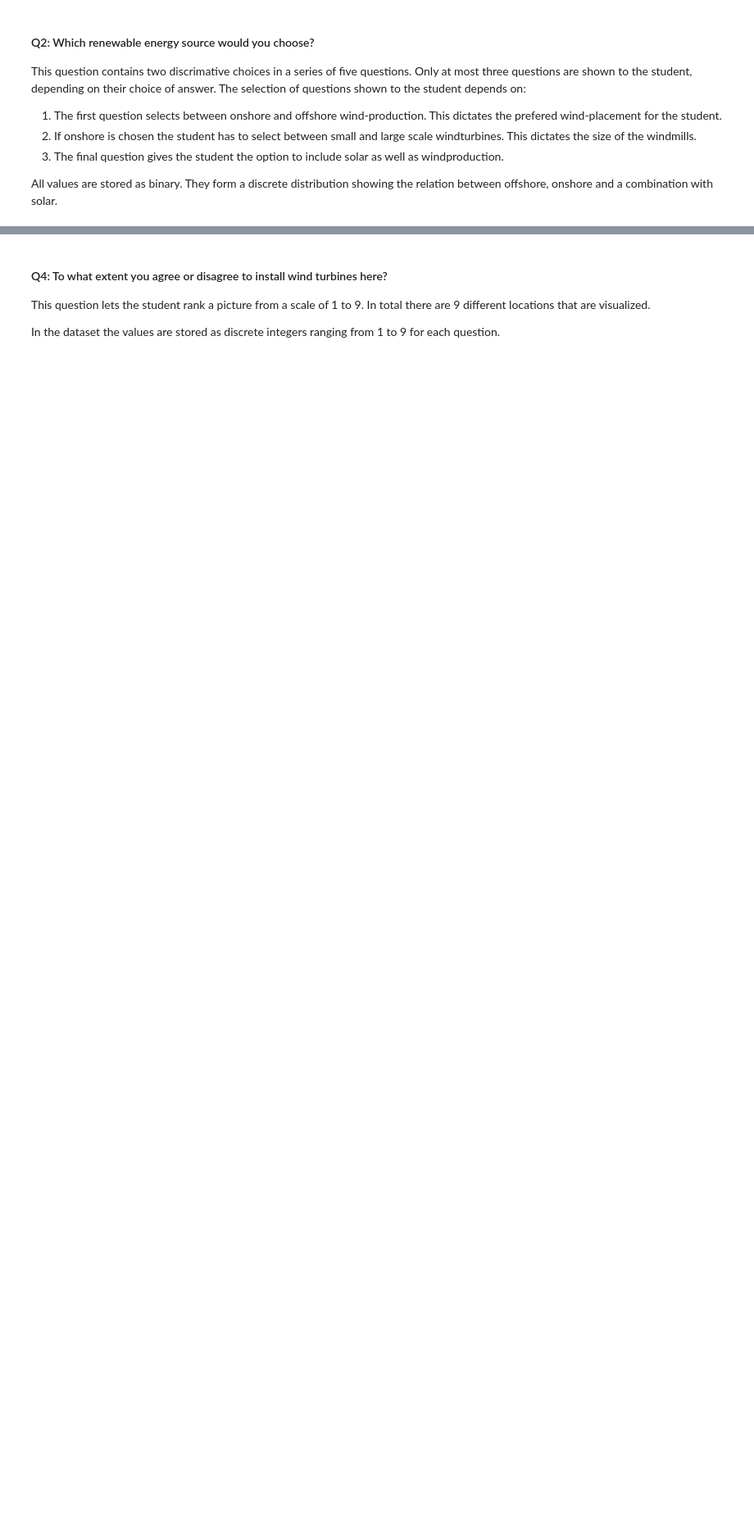
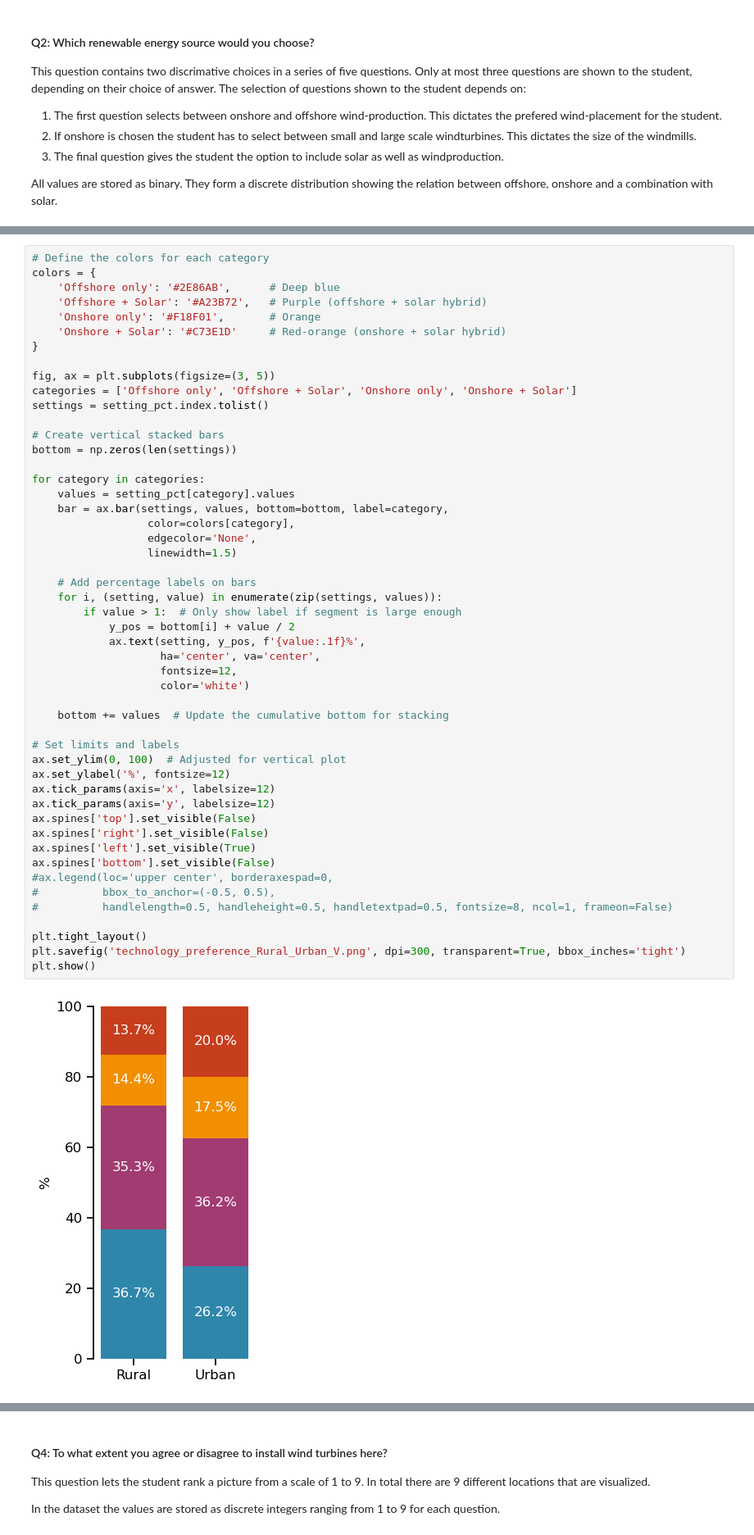
Before and after one commit to JavedMS/Mapping_Workshops_EFF, a Jupyter notebook: final.ipynb, the cells around one changed output, grey strips where cells are left out. Shown at 82% size. Drawn from its saved outputs; the diff is of its cells as text; blank space fills up the shorter version.

```diff
--- a/final.ipynb
+++ b/final.ipynb
@@ -419,3 +613,55 @@ All values are stored as binary. They form a discrete distribution showing the r
+# %%
+# Define the colors for each category
+colors = {
+    'Offshore only': '#2E86AB',      # Deep blue
+    'Offshore + Solar': '#A23B72',   # Purple (offshore + solar hybrid)
+    'Onshore only': '#F18F01',       # Orange
+    'Onshore + Solar': '#C73E1D'     # Red-orange (onshore + solar hybrid)
+}
+
+fig, ax = plt.subplots(figsize=(3, 5))
+categories = ['Offshore only', 'Offshore + Solar', 'Onshore only', 'Onshore + Solar']
+settings = setting_pct.index.tolist()
+
+# Create vertical stacked bars
+bottom = np.zeros(len(settings))
+
+for category in categories:
+    values = setting_pct[category].values
+    bar = ax.bar(settings, values, bottom=bottom, label=category,
+                  color=colors[category],
+                  edgecolor='None',
+                  linewidth=1.5)
+
+    # Add percentage labels on bars
+    for i, (setting, value) in enumerate(zip(settings, values)):
+        if value > 1:  # Only show label if segment is large enough
+            y_pos = bottom[i] + value / 2
+            ax.text(setting, y_pos, f'{value:.1f}%',
+                    ha='center', va='center',
+                    fontsize=12,
+                    color='white')
+
+    bottom += values  # Update the cumulative bottom for stacking
+
+# Set limits and labels
+ax.set_ylim(0, 100)  # Adjusted for vertical plot
+ax.set_ylabel('%', fontsize=12)
+ax.tick_params(axis='x', labelsize=12)
+ax.tick_params(axis='y', labelsize=12)
+ax.spines['top'].set_visible(False)
+ax.spines['right'].set_visible(False)
+ax.spines['left'].set_visible(True)
+ax.spines['bottom'].set_visible(False)
+#ax.legend(loc='upper center', borderaxespad=0,
+#          bbox_to_anchor=(-0.5, 0.5),
+#          handlelength=0.5, handleheight=0.5, handletextpad=0.5, fontsize=8, ncol=1, frameon=False)
+
+plt.tight_layout()
+plt.savefig('technology_preference_Rural_Urban_V.png', dpi=300, transparent=True, bbox_inches='tight')
+plt.show()
+# %% [output]
+[figure, added]
 # %%
 # TODO: combine offshore per school in one graph (grouped stacked graph), copy the colours from Shahzad
 # TODO: create three figures in one plot; 1) offshore per school 2) onshore per school 3) solar between the groups and per school
```
Also changed, not shown: parts of 19 cells of this notebook.
